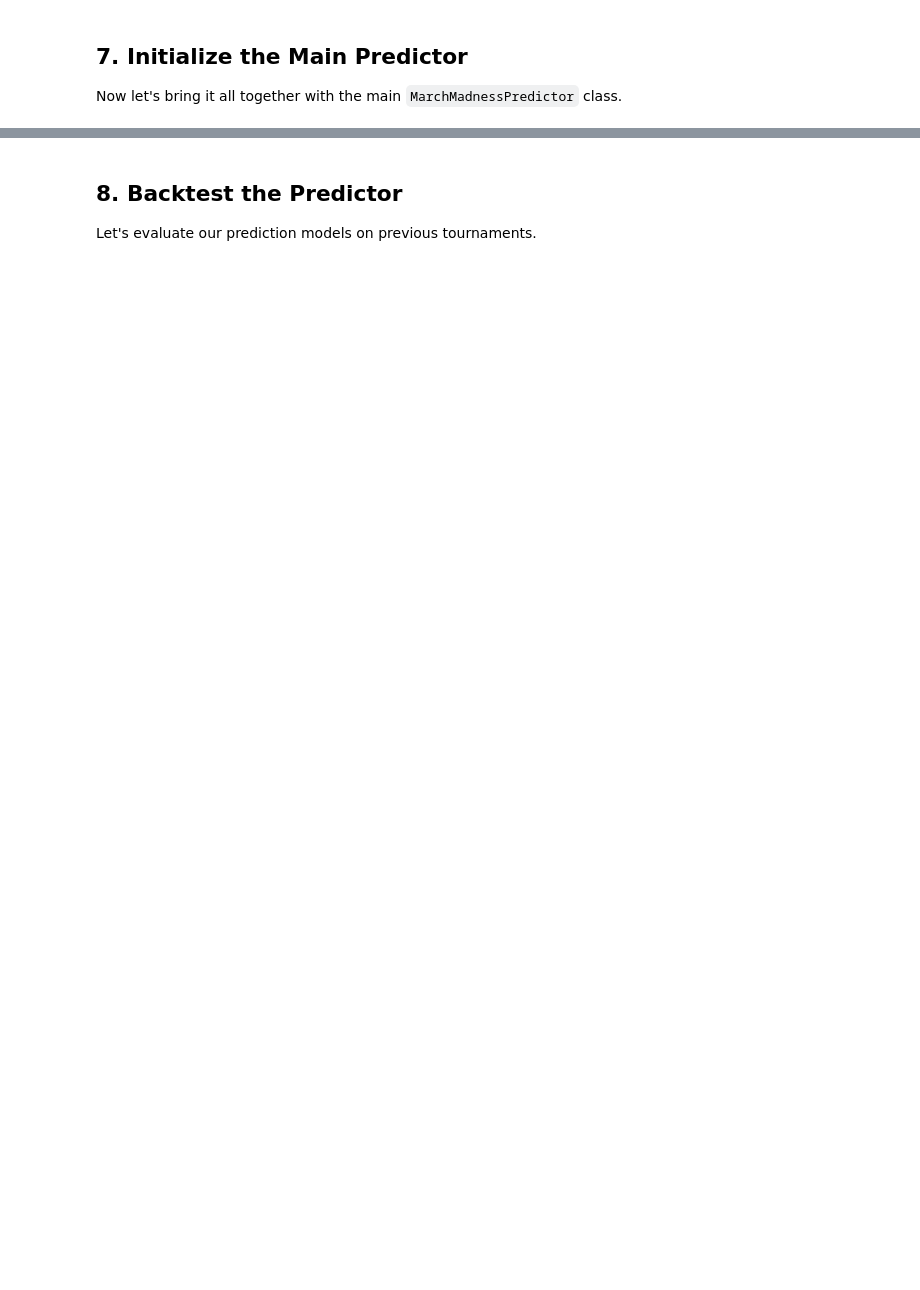
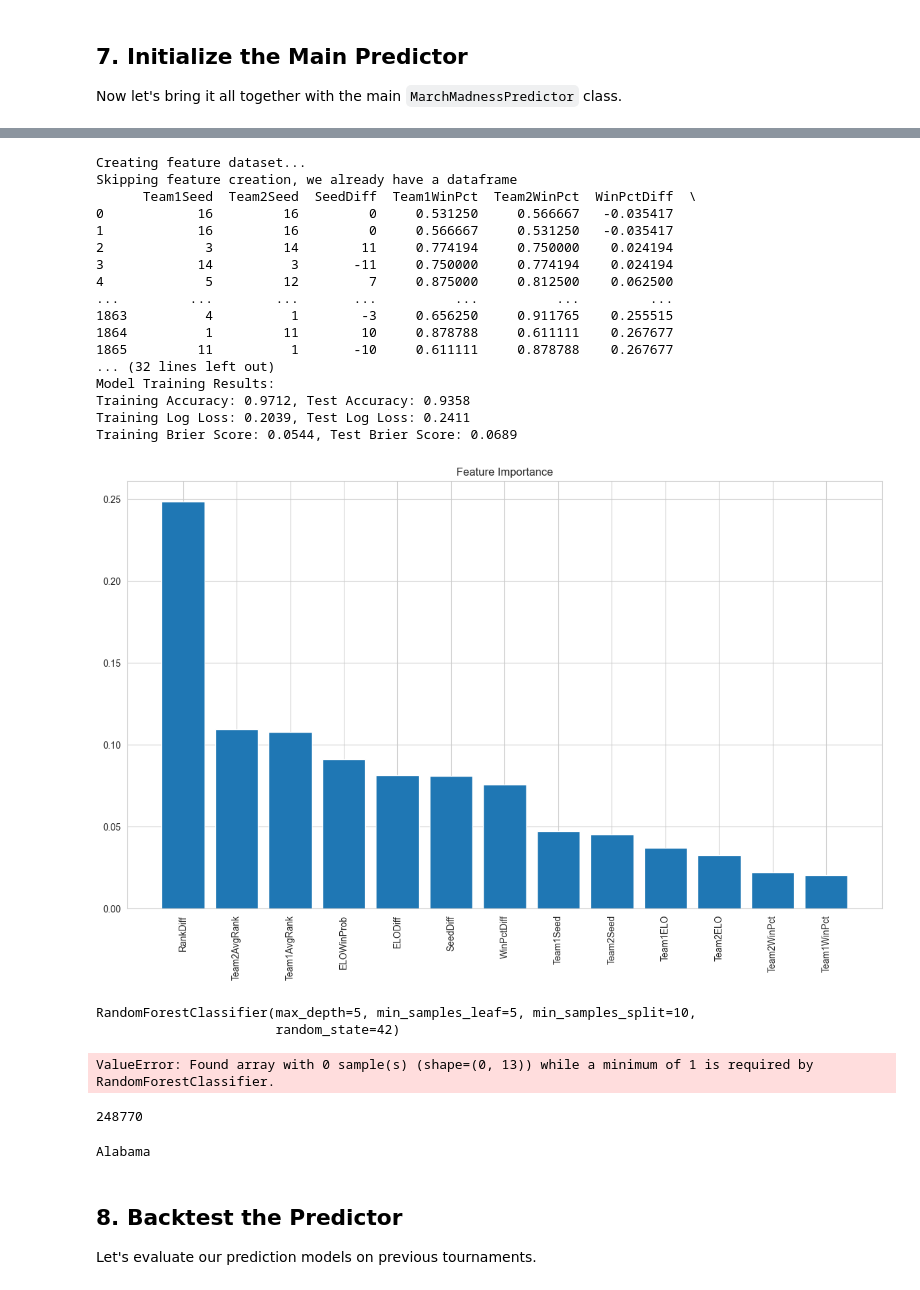
Before and after one commit to akhoch34/march_madness, a Jupyter notebook: src/march_madness_orchestrator.ipynb, the cells around one changed output, grey strips where cells are left out. Drawn from its saved outputs; the diff is of its cells as text; code cells hidden in the pictures; blank space fills up the shorter version.

Commit message:
need seeds

```diff
--- a/src/march_madness_orchestrator.ipynb
+++ b/src/march_madness_orchestrator.ipynb
@@ -262,0 +252,23 @@ predictor.ml_model = ml_model
+# %%
+predictor.ml_model.train_model()
+# %% [output]
+Creating feature dataset...
+Skipping feature creation, we already have a dataframe
+      Team1Seed  Team2Seed  SeedDiff  Team1WinPct  Team2WinPct  WinPctDiff  \
+0            16         16         0     0.531250     0.566667   -0.035417
+1            16         16         0     0.566667     0.531250   -0.035417
+2             3         14        11     0.774194     0.750000    0.024194
+3            14          3       -11     0.750000     0.774194    0.024194
+4             5         12         7     0.875000     0.812500    0.062500
+...         ...        ...       ...          ...          ...         ...
+1863          4          1        -3     0.656250     0.911765    0.255515
+1864          1         11        10     0.878788     0.611111    0.267677
+1865         11          1       -10     0.611111     0.878788    0.267677
+... (32 lines left out)
+Model Training Results:
+Training Accuracy: 0.9712, Test Accuracy: 0.9358
+Training Log Loss: 0.2039, Test Log Loss: 0.2411
+Training Brier Score: 0.0544, Test Brier Score: 0.0689
+[figure, added]
+RandomForestClassifier(max_depth=5, min_samples_leaf=5, min_samples_split=10,
+                       random_state=42)
@@ -263,3 +277,15 @@ predictor.ml_model = ml_model
+# %%
+predictor.ml_model.predict(1222, 1163, 2024)
+# %% [output]
+ValueError: Found array with 0 sample(s) (shape=(0, 13)) while a minimum of 1 is required by RandomForestClassifier.
+# %%
+print(len(predictor.elo_system.team_elo_ratings.keys()))
+# %% [output]
+248770
+# %%
+print(predictor.data_manager.get_team_name(1104))
+# %% [output]
+Alabama
 # %% [markdown]
 ## 8. Backtest the Predictor
 
```
Also changed, not shown: parts of 6 cells of this notebook, 2 other files.
